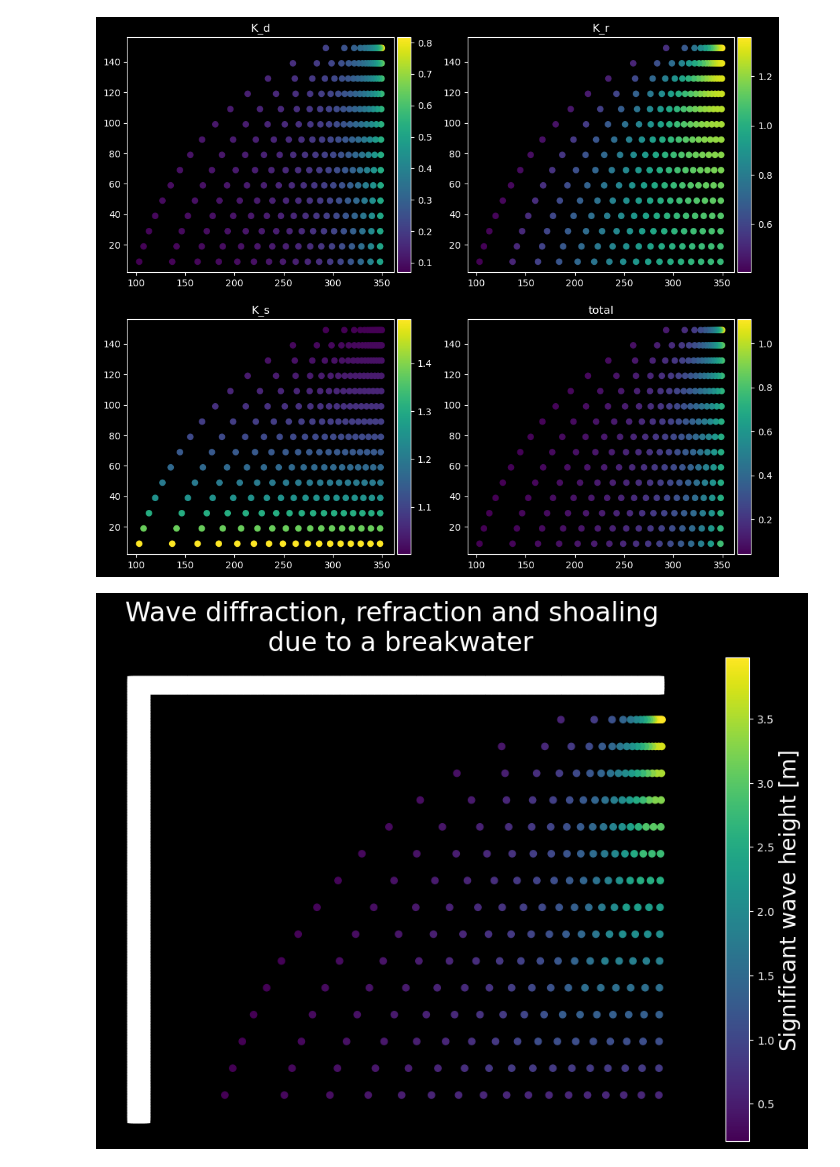
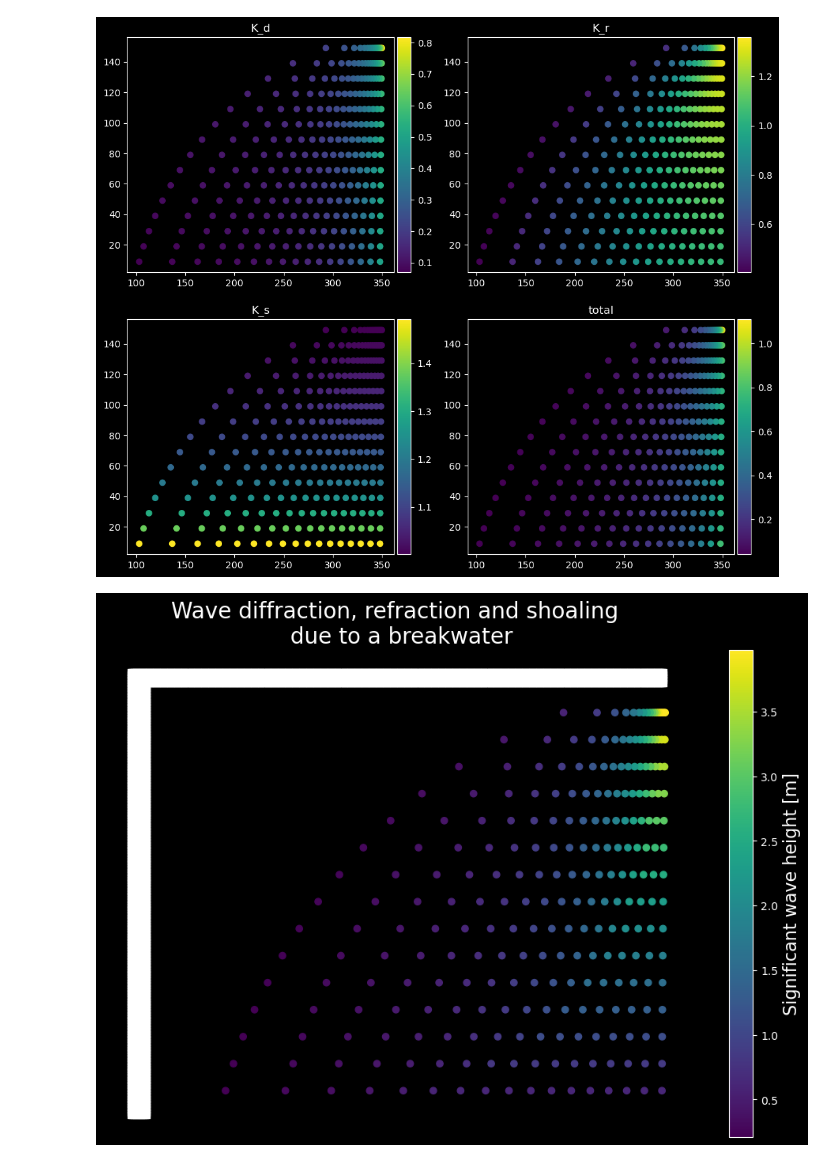
Before and after one commit to javitausia/mathematicaINpython, a Jupyter notebook: K_dique.ipynb, the cells around one changed output. Saved outputs shown, nothing was run; the diff lists cells and outputs as text; code cells hidden in the pictures.

Commit message:
last updated wave propagation notebook

```diff
--- a/K_dique.ipynb
+++ b/K_dique.ipynb
@@ -174,24 +174,24 @@ for k_coef, ax in zip(['K_d','K_r','K_s','total'], axes.reshape(-1)):
 plt.show()
 # %% [output]
 [figure]
-# %%
-fig, ax = plt.subplots(figsize=(12,8))
-col = ax.scatter(
-    y0-y_values,x0-np.repeat(np.arange(1,x0,dx).reshape(1,-1),len(dirs),axis=0).reshape(-1),
-    c=h_values_mat.reshape(-1),
-    # s = 5 if k_coef!='total' else 100,
-    # marker = '.' if k_coef!='total' else 's'
-)
-ax.scatter(np.repeat(np.arange(50,60).reshape(1,-1),160,axis=0).reshape(-1),
-           np.repeat(np.arange(160),10),
-           c='white',marker='s')
-ax.scatter(np.repeat(np.arange(50,350).reshape(1,-1),5,axis=0).reshape(-1),
-           np.repeat(np.arange(160,165),300),
-           c='white',marker='s')
-cbar = fig.colorbar(col)
-cbar.set_label('Significant wave height [m]',fontsize=20)
-ax.set_title('Wave diffraction, refraction and shoaling \n due to a breakwater',fontsize=24)
-ax.axis('off')
-plt.show()
-# %% [output]
-[figure, removed]
+# %%
+fig, ax = plt.subplots(figsize=(12,8))
+col = ax.scatter(
+    y0-y_values,x0-np.repeat(np.arange(1,x0,dx).reshape(1,-1),len(dirs),axis=0).reshape(-1),
+    c=h_values_mat.reshape(-1),
+    # s = 5 if k_coef!='total' else 100,
+    # marker = '.' if k_coef!='total' else 's'
+)
+ax.scatter(np.repeat(np.arange(50,60).reshape(1,-1),160,axis=0).reshape(-1),
+           np.repeat(np.arange(160),10),
+           c='white',marker='s')
+ax.scatter(np.repeat(np.arange(50,350).reshape(1,-1),5,axis=0).reshape(-1),
+           np.repeat(np.arange(160,165),300),
+           c='white',marker='s')
+cbar = fig.colorbar(col)
+cbar.set_label('Significant wave height [m]',fontsize=16)
+ax.set_title('Wave diffraction, refraction and shoaling \n due to a breakwater',fontsize=20)
+ax.axis('off')
+plt.show()
+# %% [output]
+[figure, added]
```
